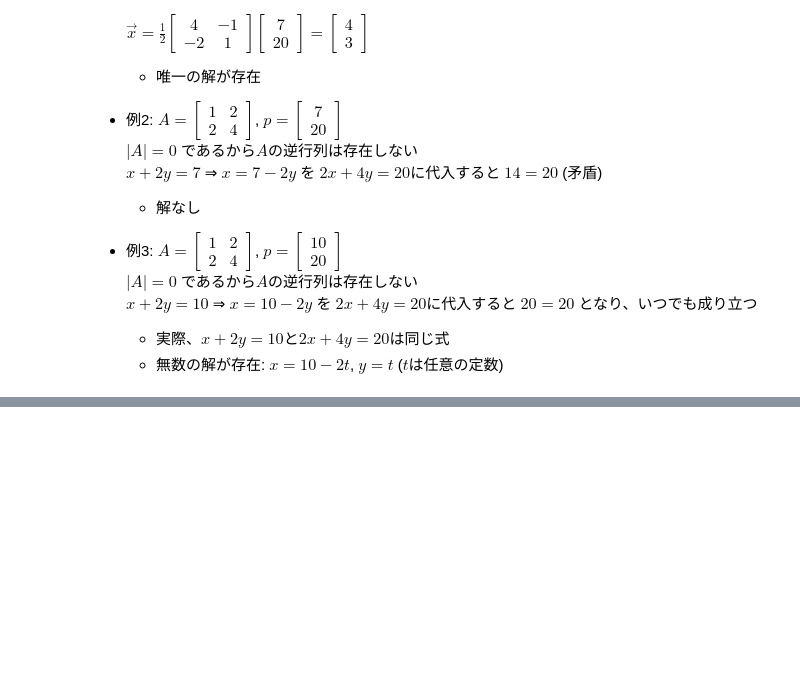
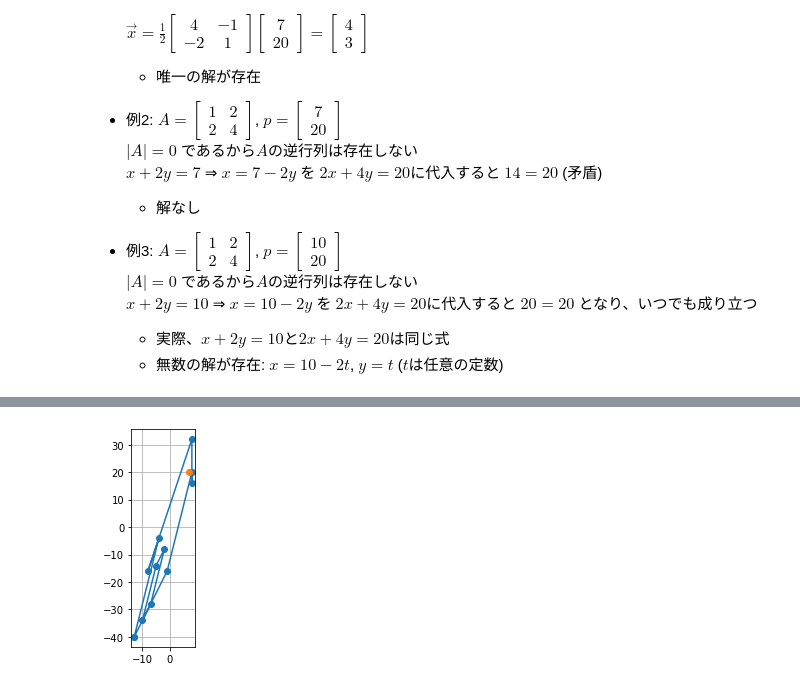
Before and after one commit to todo-group/math-examples, a Jupyter notebook: python/2-3_LinearEquations.ipynb, the cells around one changed output, grey strips where cells are left out. Cells and saved outputs as stored; diff of their text form; code cells hidden in the pictures; blank space fills up the shorter version.

```diff
--- a/python/2-3_LinearEquations.ipynb
+++ b/python/2-3_LinearEquations.ipynb
@@ -57,0 +91,11 @@ import matplotlib.pyplot as pyplot
+# %%
+H = numpy.array([[-6, -6, -8, 0, 8, 6, 6, -3, -3, 0, 0, -6],
+                           [-7, 2, 0, 8, 0, 2, -7, -7, -2, -2, -7, -7]]);
+A = numpy.array([[1, 1], [2, 4]]);
+C = A @ H;
+pyplot.plot(C[0,:], C[1,:], "o-");
+pyplot.plot([7], [20], "o")
+pyplot.gca().set_aspect('equal');
+pyplot.grid(which="major");
+# %% [output]
+[figure, added]
```
Also changed, not shown: parts of 16 cells of this notebook, 2 other files.
